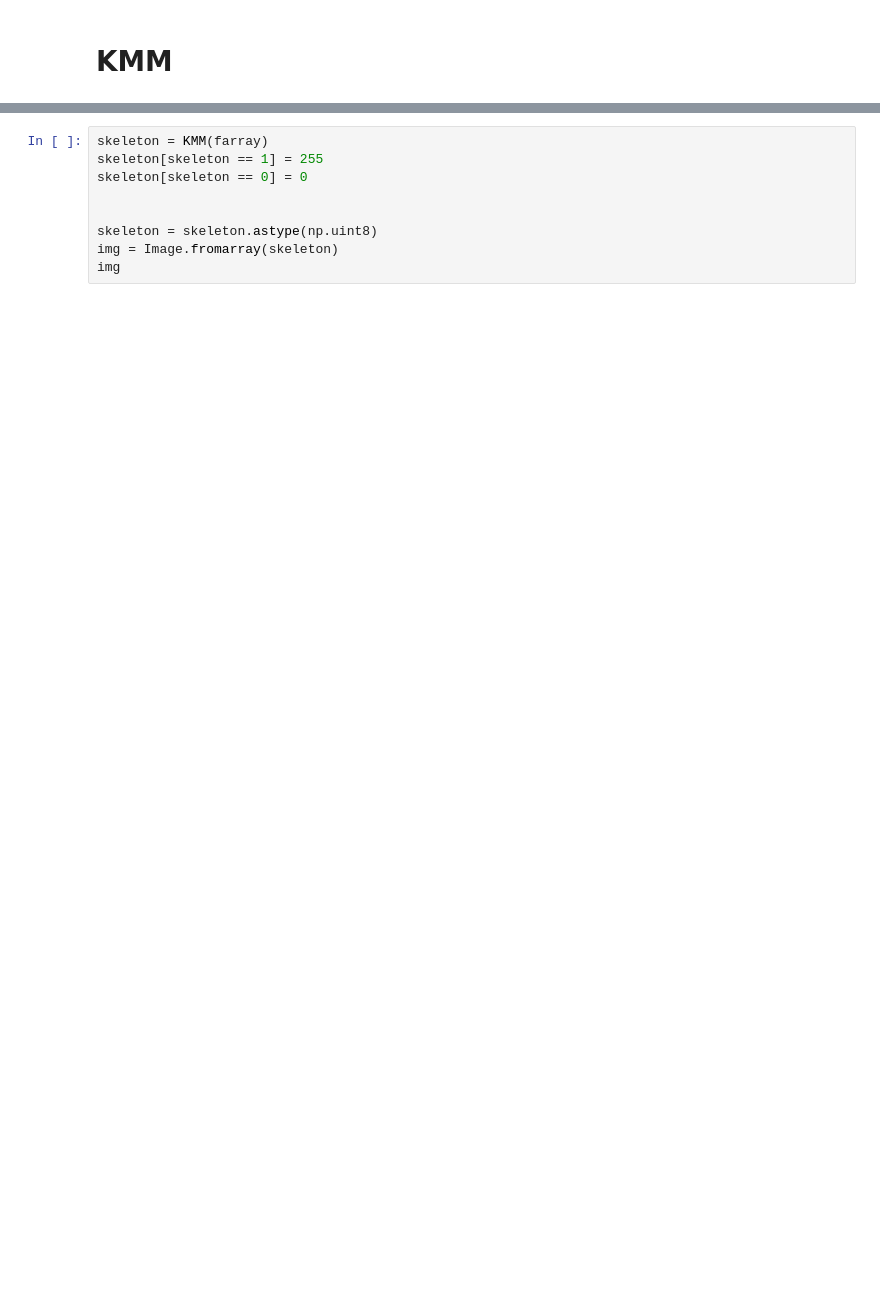
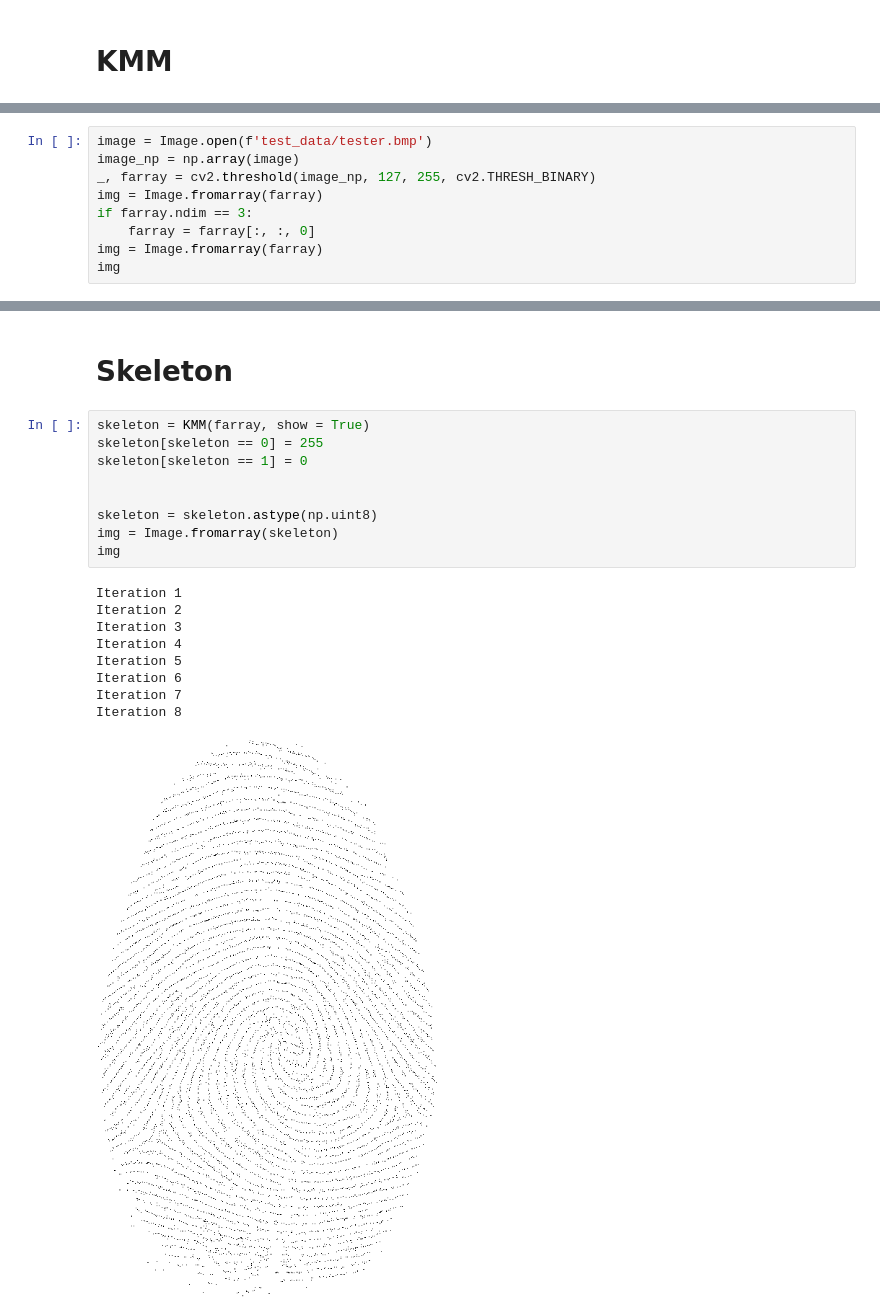
Before and after one commit to FilipLangiewicz/Fingerprints, a Jupyter notebook: KMM.ipynb, the cells around one changed output, grey strips where cells are left out. Saved outputs shown, nothing was run; the diff lists cells and outputs as text; blank space fills up the shorter version.

```diff
--- a/KMM.ipynb
+++ b/KMM.ipynb
@@ -211,0 +209,9 @@ def map_to_ones(array:np.ndarray) -> np.ndarray:
+# %%
+image = Image.open(f'test_data/tester.bmp')
+image_np = np.array(image)
+_, farray = cv2.threshold(image_np, 127, 255, cv2.THRESH_BINARY)
+img = Image.fromarray(farray)
+if farray.ndim == 3:
+    farray = farray[:, :, 0]
+img = Image.fromarray(farray)
+img
@@ -212,9 +220,21 @@ def map_to_ones(array:np.ndarray) -> np.ndarray:
+# %% [markdown]
+# **Skeleton**
 # %%
-skeleton = KMM(farray)
-skeleton[skeleton == 1] = 255
-skeleton[skeleton == 0] = 0
+skeleton = KMM(farray, show = True)
+skeleton[skeleton == 0] = 255
+skeleton[skeleton == 1] = 0
 
 
 skeleton = skeleton.astype(np.uint8)
 img = Image.fromarray(skeleton)
 img
+# %% [output]
+Iteration 1
+Iteration 2
+Iteration 3
+Iteration 4
+Iteration 5
+Iteration 6
+Iteration 7
+Iteration 8
+[figure, added]
```
Also changed, not shown: parts of 5 cells of this notebook, 1 other file.
